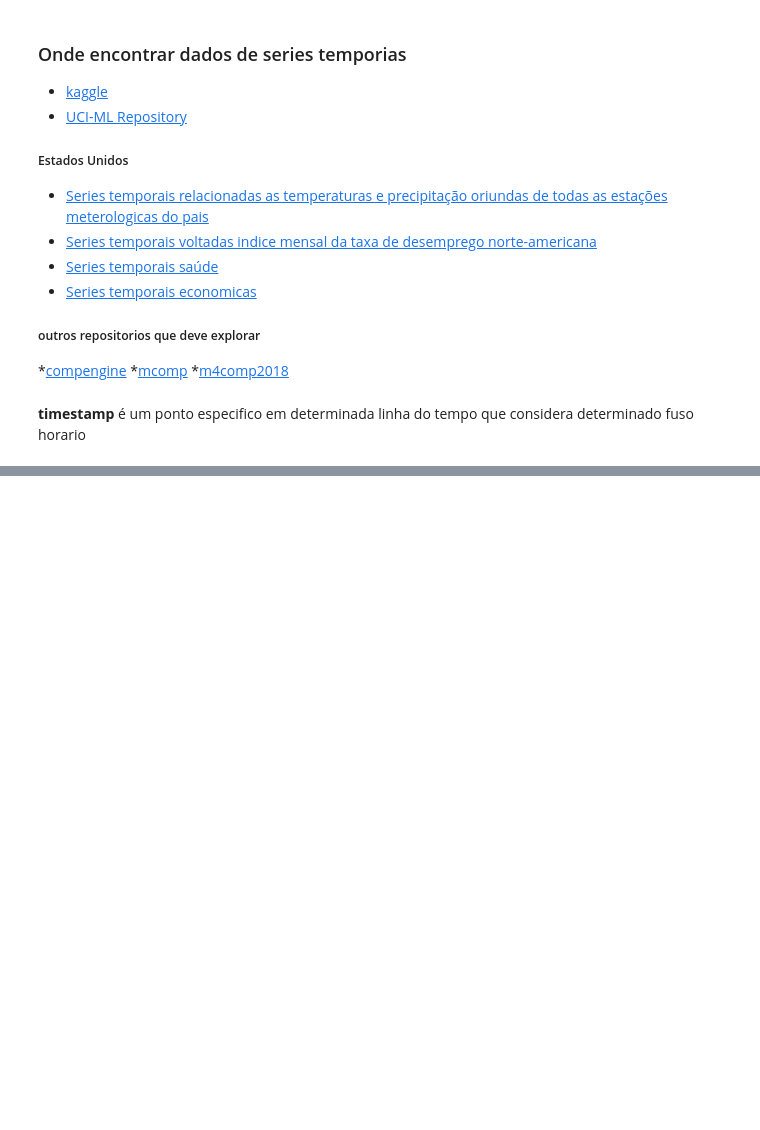
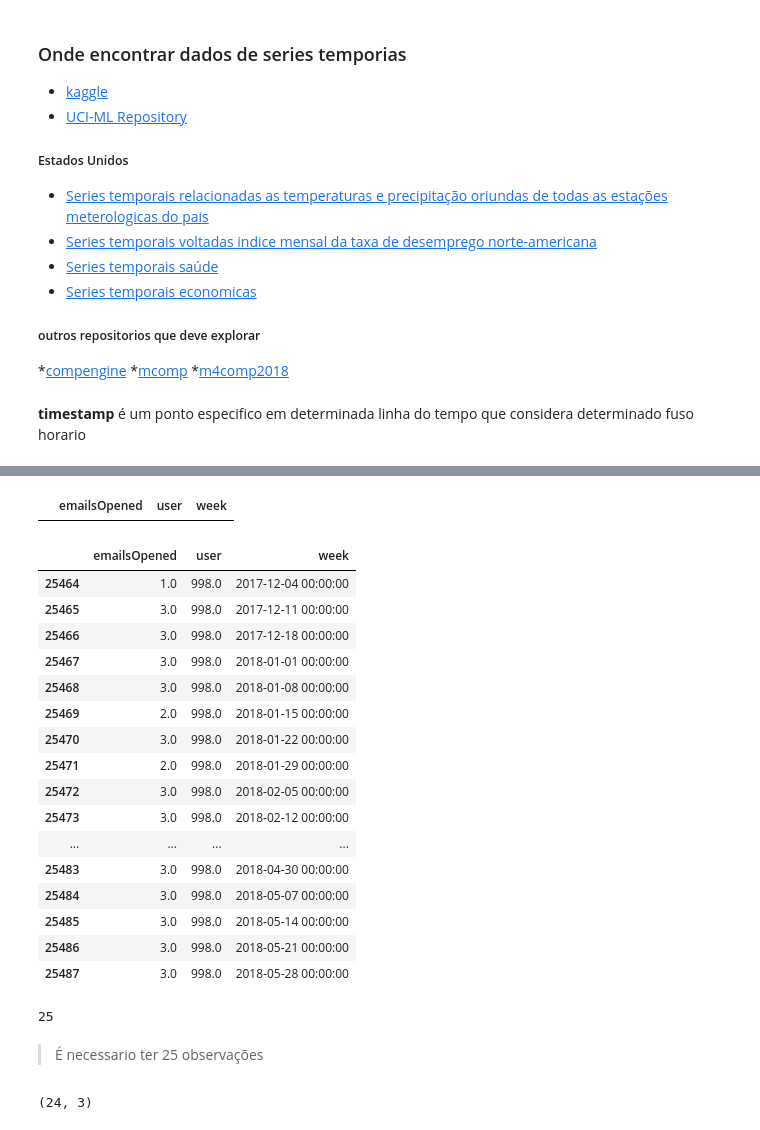
Before and after one commit to kaladabrio2020/analise-pratica-series-temporais_predicao-stats-ml, a Jupyter notebook: capitulo-2-encontrando-dados-e-usando-data-wrangling-com-st/series-temporais.ipynb, the cells around one changed output, grey strips where cells are left out. Saved outputs shown, nothing was run; the diff lists cells and outputs as text; code cells hidden in the pictures; blank space fills up the shorter version.

```diff
--- a/capitulo-2-encontrando-dados-e-usando-data-wrangling-com-st/series-temporais.ipynb
+++ b/capitulo-2-encontrando-dados-e-usando-data-wrangling-com-st/series-temporais.ipynb
@@ -97,0 +126,28 @@ plt.show()
+# %%
+emails_abertos[
+    emails_abertos['emailsOpened'] < 1
+]
+# %% [output]
+|  | emailsOpened | user | week |
+# %%
+emails_abertos[
+    emails_abertos['user'] == 998
+]
+# %% [output]
+|  | emailsOpened | user | week |
+| 25464 | 1.0 | 998.0 | 2017-12-04 00:00:00 |
+| 25465 | 3.0 | 998.0 | 2017-12-11 00:00:00 |
+| 25466 | 3.0 | 998.0 | 2017-12-18 00:00:00 |
+| 25467 | 3.0 | 998.0 | 2018-01-01 00:00:00 |
+| 25468 | 3.0 | 998.0 | 2018-01-08 00:00:00 |
+| 25469 | 2.0 | 998.0 | 2018-01-15 00:00:00 |
+| 25470 | 3.0 | 998.0 | 2018-01-22 00:00:00 |
+| 25471 | 2.0 | 998.0 | 2018-01-29 00:00:00 |
+| 25472 | 3.0 | 998.0 | 2018-02-05 00:00:00 |
+| 25473 | 3.0 | 998.0 | 2018-02-12 00:00:00 |
+| ... | ... | ... | ... |
+| 25483 | 3.0 | 998.0 | 2018-04-30 00:00:00 |
+| 25484 | 3.0 | 998.0 | 2018-05-07 00:00:00 |
+| 25485 | 3.0 | 998.0 | 2018-05-14 00:00:00 |
+| 25486 | 3.0 | 998.0 | 2018-05-21 00:00:00 |
+| 25487 | 3.0 | 998.0 | 2018-05-28 00:00:00 |
@@ -97,0 +162,10 @@ plt.show()
+# %%
+semanas_obg.days
+# %% [output]
+25
+# %% [markdown]
+> É necessario ter 25 observações
+# %%
+emails_abertos[emails_abertos['user']==998].shape
+# %% [output]
+(24, 3)
```
Also changed, not shown: parts of 45 cells of this notebook, 6 other files.
